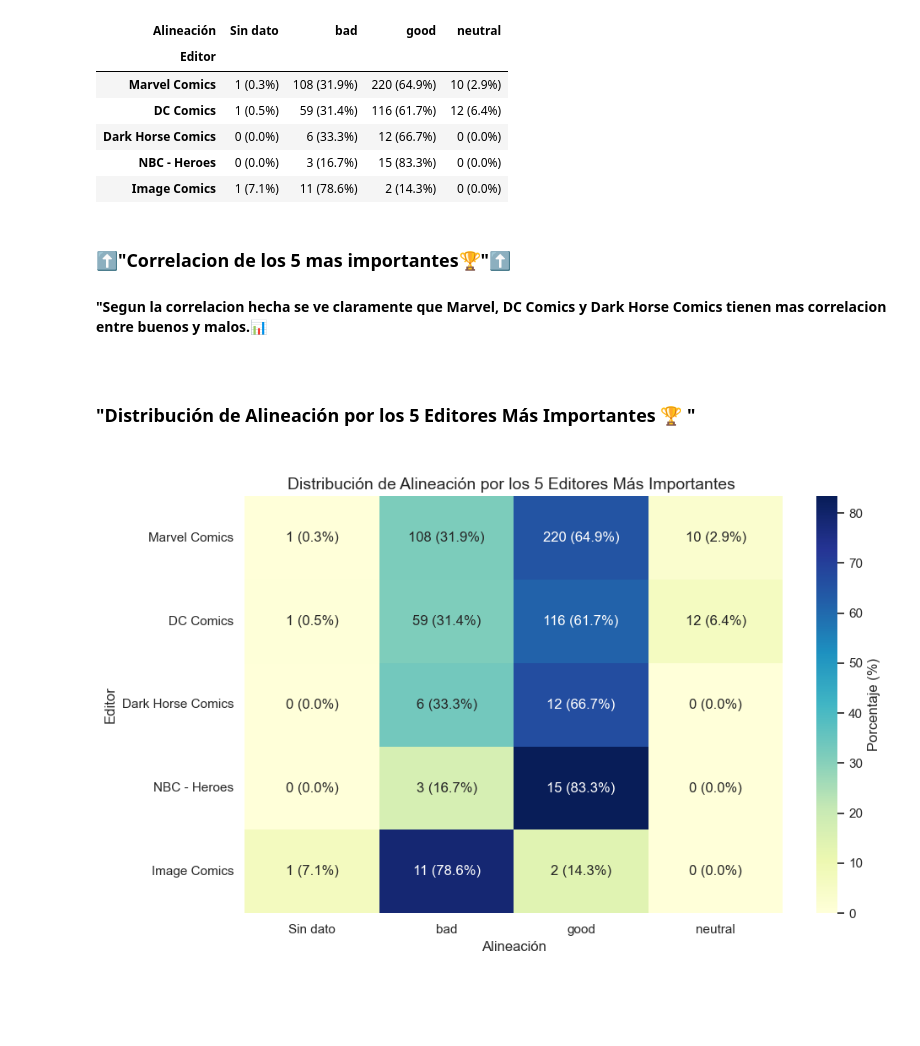
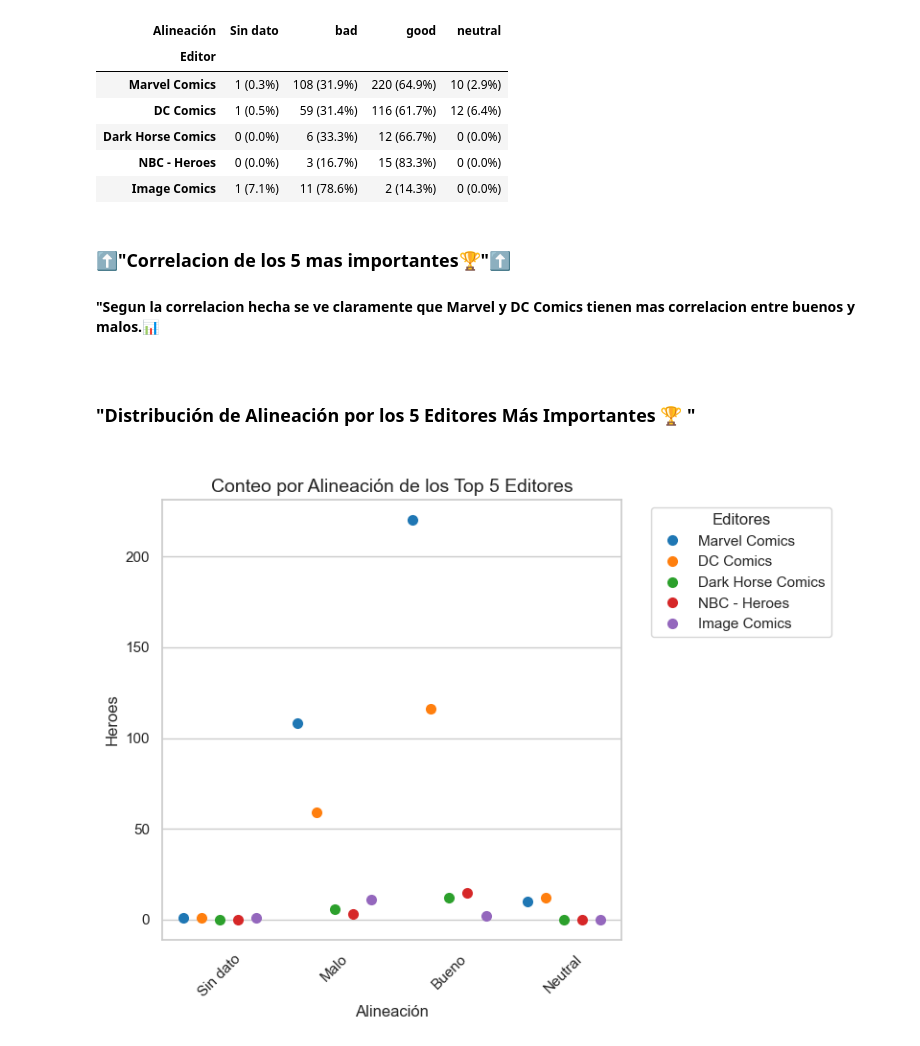
Before and after one commit to Anxo555/Proyecto-Api-Superheroes, a Jupyter notebook: Analisis_datos_DORU/analisis_datos2.ipynb, the cells around one changed output. Cells and saved outputs as stored; diff of their text form; code cells hidden in the pictures; blank space fills up the shorter version.

```diff
--- a/Analisis_datos_DORU/analisis_datos2.ipynb
+++ b/Analisis_datos_DORU/analisis_datos2.ipynb
@@ -291,28 +291,34 @@ Segun la correlacion hecha se ve claramente que Marvel, DC Comics y Dark Horse C
 | Image Comics | 1 (7.1%) | 11 (78.6%) | 2 (14.3%) | 0 (0.0%) |
 # %% [markdown]
 <h3>⬆️"Correlacion de los 5 mas importantes🏆"⬆️<h3>
-<h4>"Segun la correlacion hecha se ve claramente que Marvel, DC Comics y Dark Horse Comics tienen mas correlacion entre buenos y malos.📊 <h4>
+<h4>"Segun la correlacion hecha se ve claramente que Marvel y DC Comics tienen mas correlacion entre buenos y malos.📊 <h4>
 # %% [markdown]
 <h3>"Distribución de Alineación por los 5 Editores Más Importantes 🏆 "<h3>
-# %%
-# Seleccionamos solo los top 5 editores
-tabla_top5 = tabla_contingencia.loc[top5_editores]
-
-# Calculamos el porcentaje por fila
-tabla_porcentajes_top5 = tabla_top5.div(tabla_top5.sum(axis=1), axis=0) * 100
-
-# Creamos un heatmap con anotaciones que combinan conteo y porcentaje
-plt.figure(figsize=(10,6))
-sns.heatmap(tabla_porcentajes_top5,
-            annot=tabla_top5.astype(str) + " (" + tabla_porcentajes_top5.round(1).astype(str) + "%)",
-            fmt='',
-            cmap="YlGnBu",
-            cbar_kws={'label': 'Porcentaje (%)'})
-
-plt.title("Distribución de Alineación por los 5 Editores Más Importantes ", fontsize=14)
-plt.ylabel("Editor")
-plt.xlabel("Alineación")
-plt.tight_layout()
-plt.show()
-# %% [output]
-[figure, removed]
+# %%
+df_long['Alineación'] = df_long['Alineación'].replace({
+    'bad': 'Malo',
+    'good': 'Bueno',
+    'neutral' : 'Neutral'
+})
+
+# Gráfico swarmplot
+plt.figure(figsize=(8,6))
+sns.swarmplot(
+    data=df_long,
+    x="Alineación",
+    y="Conteo",
+    hue="Editor",
+    palette=palette,
+    size=8,
+    dodge=True
+)
+
+plt.title("Conteo por Alineación de los Top 5 Editores", fontsize=14)
+plt.xlabel("Alineación")
+plt.ylabel("Heroes")
+plt.xticks(rotation=45)
+plt.legend(title="Editores", bbox_to_anchor=(1.05, 1), loc=2)
+plt.tight_layout()
+plt.show()
+# %% [output]
+[figure, added]
```
Also changed, not shown: parts of 2 cells of this notebook, 3 other files.
